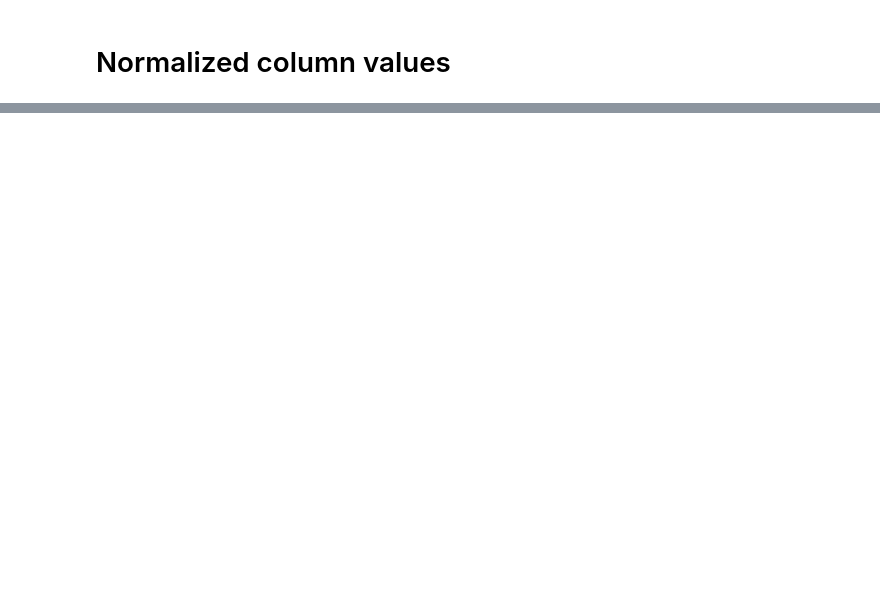
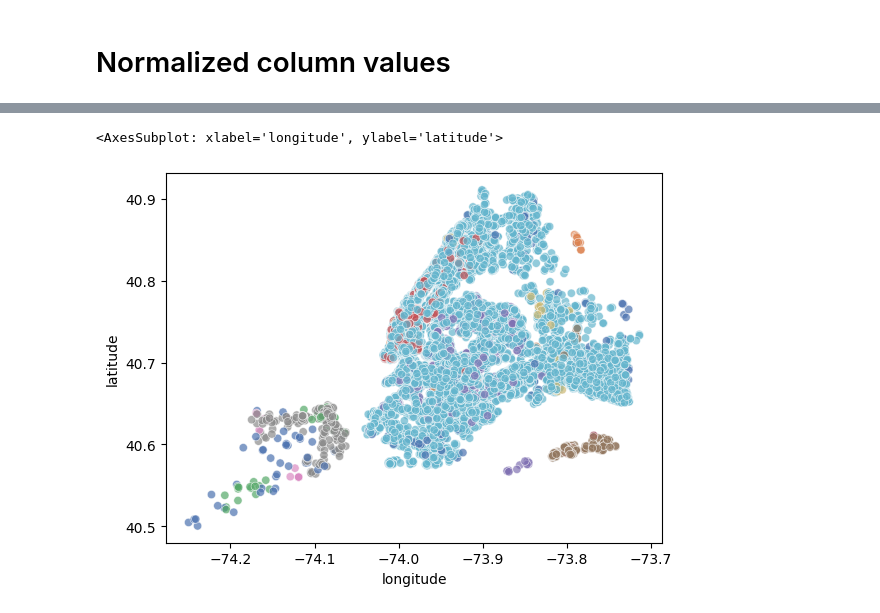
Before and after one commit to Pacholki/ML-2projekcik, a Jupyter notebook: km2/km2.ipynb, the cells around one changed output, grey strips where cells are left out. Saved outputs shown, nothing was run; the diff lists cells and outputs as text; code cells hidden in the pictures; blank space fills up the shorter version.

Commit message:
hdbscan prompt

```diff
--- a/km2/km2.ipynb
+++ b/km2/km2.ipynb
@@ -111 +112,7 @@ clusterator.plot()
 [figure]
+# %%
+clusterator.clusterize(columns=["minimum_nights", "longitude", "latitude"], model=HDBSCAN(cluster_selection_epsilon=0.2, min_samples=6))
+clusterator.plot()
+# %% [output]
+<AxesSubplot: xlabel='longitude', ylabel='latitude'>
+[figure, added]
```
Also changed, not shown: parts of 16 cells of this notebook.
